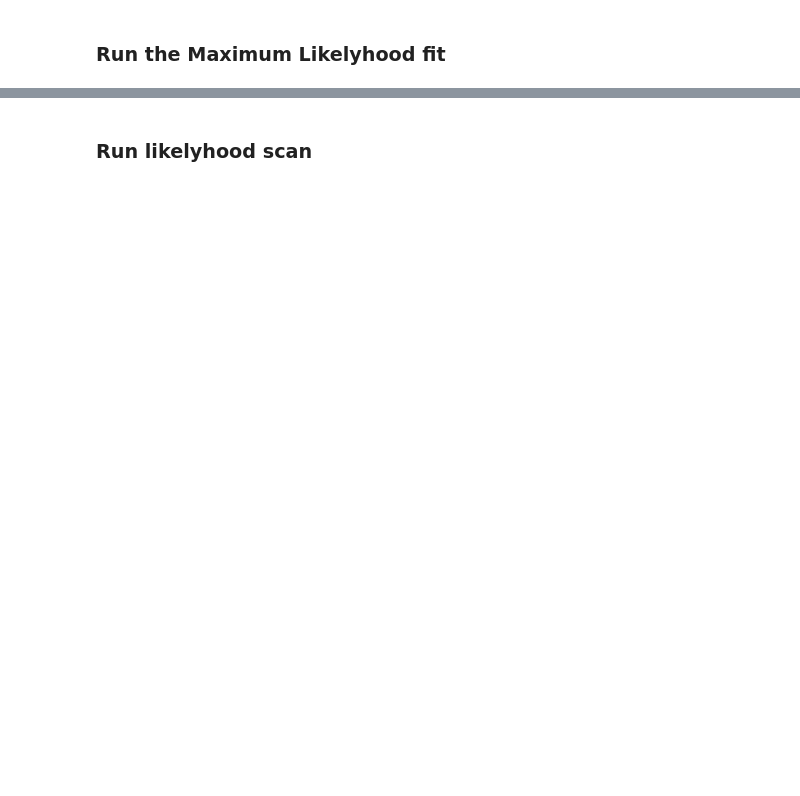
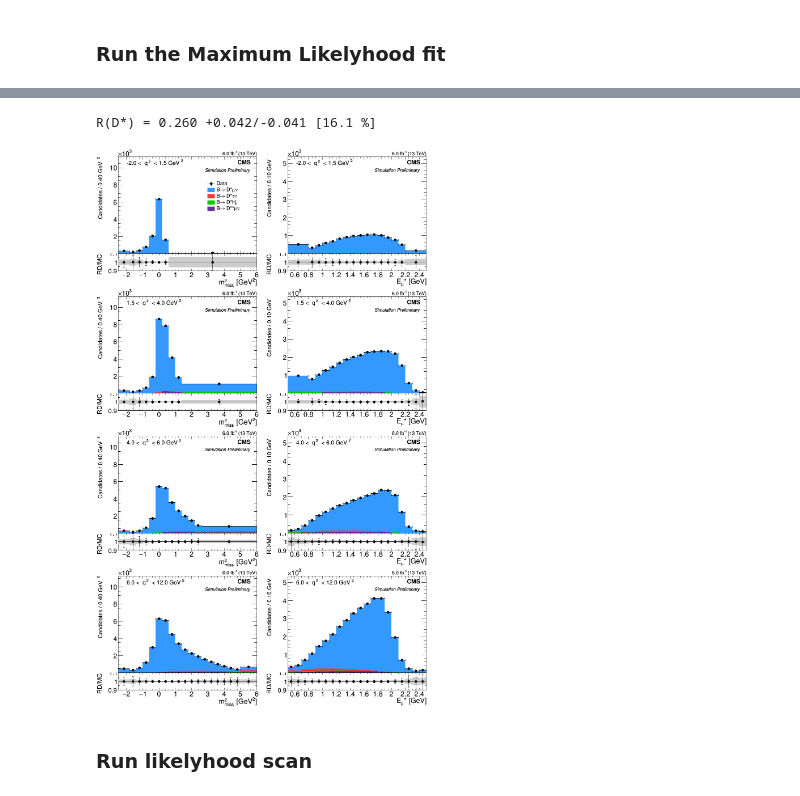
Before and after one commit to ocerri/BPH_RD_Analysis, a Jupyter notebook: Combine/RunCombine_v5.ipynb, the cells around one changed output, grey strips where cells are left out. Cells and saved outputs as stored; diff of their text form; code cells hidden in the pictures; blank space fills up the shorter version.

Commit message:
Combine v5

```diff
--- a/Combine/RunCombine_v5.ipynb
+++ b/Combine/RunCombine_v5.ipynb
@@ -519,0 +385,3 @@ Systematics
+# %%
+#pp -> bb cros-section * luminosity
+card += 'xsecpp2bbXlumi lnN' + ' 1.8'*nProc*nCat + '\n'
@@ -519,0 +395,16 @@ Systematics
+# %%
+#Hadronization fraction of B+
+aux = ''
+for n in processes:
+    if n in ['Dstst']: aux += ' 1.5'
+    else: aux += ' -'
+card += 'b2BpHad lnN' + aux*nCat + '\n'
+# %%
+# Selection efficiencies
+for n in processes:
+    val = ' {:.3f}'.format(1+MCsample[n].effTotRelUncert)
+    aux = ''
+    for nn in processes:
+        if nn == n: aux += val
+        else: aux += ' -'
+    card += n + 'Eff lnN' + aux*nCat + '\n'
@@ -818,57 +602,42 @@ def plot_gridVarQ2s(CMS_lumi, binning, histo, scale_dic,
+# %%
+f = ur.open(glob(outdir + '/higgsCombine{}.FitDiagnostics.mH120.root'.format(card_name))[0])
+c, d, u, _ = f['limit']['limit'].array()
+print 'R(D*) = {:.3f} +{:.3f}/-{:.3f} [{:.1f} %]'.format(c, u-c, c-d, 100*(u-d)*0.5/c)
+# %% [output]
+R(D*) = 0.260 +0.042/-0.041 [16.1 %]
 # %%
-f = ur.open(glob(outdir + '/higgsCombine{}.FitDiagnostics.mH120.root'.format(card_name))[0])
-c, d, u, _ = f['limit']['limit'].array()
-print 'r = {:.1f} +{:.1f}/-{:.1f} %'.format(100*c, 100*(u-c), 100*(c-d))
-
-N_B2mu = f['limit']['trackedParam_N_B2mu'].array()[0]
-print 'N_B2mu = {:.0f}'.format(N_B2mu)
-N_B2DstHc = f['limit']['trackedParam_N_B2DstHc'].array()[0]
-print 'N_B2DstHc = {:.0f}'.format(N_B2DstHc)
-N_B2Dstst = f['limit']['trackedParam_N_B2Dstst'].array()[0]
-print 'N_B2Dstst = {:.0f}'.format(N_B2Dstst)
-
 # Get post-fit shapes
-f = rt.TFile(glob(outdir + '/fitDiagnostics{}.root'.format(card_name))[0], 'READ')
+f = rt.TFile.Open(glob(outdir + '/fitDiagnostics{}.root'.format(card_name))[0], 'READ')
 fd = f.shapes_fit_s
 
 print '\n'
 histo_postfit = {}
 for cat, h_dic in histo.iteritems():
     histo_postfit[cat] = {}
     for n, h in h_dic.iteritems():
         if '__' in n:
             continue
         h_post = h.Clone(h.GetName() + '_postfit')
         if 'data' in n:
             h_fit = fd.Get(cat+'/total')
             h_data = h.Clone(h.GetName() + '_data')
             for i in range(1, h_post.GetNbinsX()+1):
                 h_post.SetBinContent(i, h_fit.GetBinContent(i))
                 h_post.SetBinError(i, h_fit.GetBinError(i))
 
             histo_postfit[cat]['total'] = h_post
             histo_postfit[cat][n] = h_data
         else:
             h_fit = fd.Get(cat+'/'+n)
             for i in range(1, h_post.GetNbinsX()+1):
                 h_post.SetBinContent(i, h_fit.GetBinContent(i))
                 h_post.SetBinError(i, h_fit.GetBinError(i))
 
             histo_postfit[cat][n] = h_post
 
-# c_out = plot_gridVarQ2(CMS_lumi, binning, histo_postfit, scale_dic={}, draw_pulls=True, pulls_ylim=[0.9, 1.1])
-
-CMS_lumi.integrated_lumi = ''
-histNorm = {}
-for k, hdic in histo_postfit.iteritems():
-    if not k in histNorm.keys():
-        histNorm[k] = {}
-    for kk, h in hdic.iteritems():
-        hAux = h.Clone()
-        hAux.Scale(1./float(N_data))
-        histNorm[k][kk] = hAux
-
-c = plot_gridVarQ2s(CMS_lumi, binning, histNorm, scale_dic={}, min_y=1, logy=False, draw_pulls=True, iPad_legend=3)
+c_out = plot_gridVarQ2(CMS_lumi, binning, histo_postfit, scale_dic={}, draw_pulls=True, pulls_ylim=[0.9, 1.1])
+# %% [output]
+[figure, added]
 # %%
 c_out.SaveAs('gridPlot_test.png')
 # %% [markdown]
```
Also changed, not shown: parts of 59 cells of this notebook, 20 other files.
